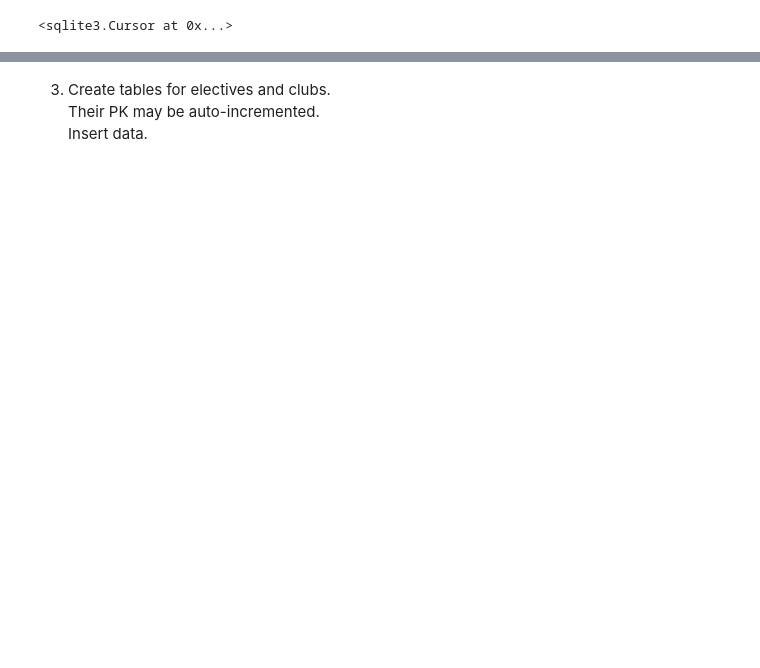
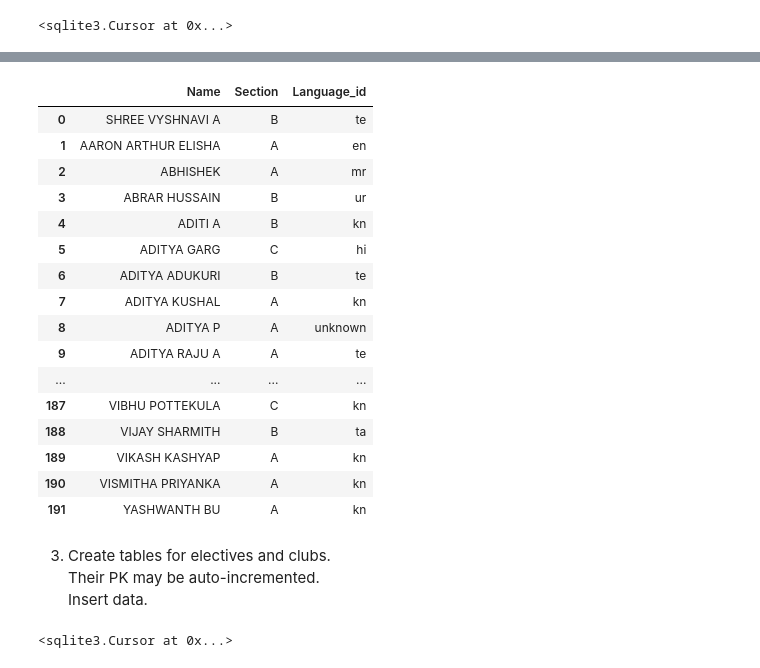
Before and after one commit to reethu039/DBMS, a Jupyter notebook: 0501_lab_reethurgt.ipynb, the cells around one changed output, grey strips where cells are left out. Cells and saved outputs as stored; diff of their text form; code cells hidden in the pictures; blank space fills up the shorter version.

```diff
--- a/0501_lab_reethurgt.ipynb
+++ b/0501_lab_reethurgt.ipynb
@@ -213,4 +366,32 @@ pd.read_sql("SELECT Name,Section,state_id FROM Students_temp LIMIT 10", con)
+# %%
+pd.read_sql("SELECT Name,Section,Language_id FROM Students_temp", con)
+# %% [output]
+|  | Name | Section | Language_id |
+| 0 | SHREE VYSHNAVI A | B | te |
+| 1 | AARON ARTHUR ELISHA | A | en |
+| 2 | ABHISHEK | A | mr |
+| 3 | ABRAR HUSSAIN | B | ur |
+| 4 | ADITI A | B | kn |
+| 5 | ADITYA GARG | C | hi |
+| 6 | ADITYA ADUKURI | B | te |
+| 7 | ADITYA KUSHAL | A | kn |
+| 8 | ADITYA P | A | unknown |
+| 9 | ADITYA RAJU A | A | te |
+| ... | ... | ... | ... |
+| 187 | VIBHU POTTEKULA | C | kn |
+| 188 | VIJAY SHARMITH | B | ta |
+| 189 | VIKASH KASHYAP | A | kn |
+| 190 | VISMITHA PRIYANKA | A | kn |
+| 191 | YASHWANTH BU | A | kn |
 # %% [markdown]
 3. Create tables for electives and clubs.
     Their PK may be auto-incremented.
     Insert data.
+# %%
+query = """
+    UPDATE Students_temp
+    SET elective = TRIM(elective)
+"""
+con.execute(query)
+# %% [output]
+<sqlite3.Cursor at 0x...>
```
Also changed, not shown: parts of 31 cells of this notebook, 1 other file.
